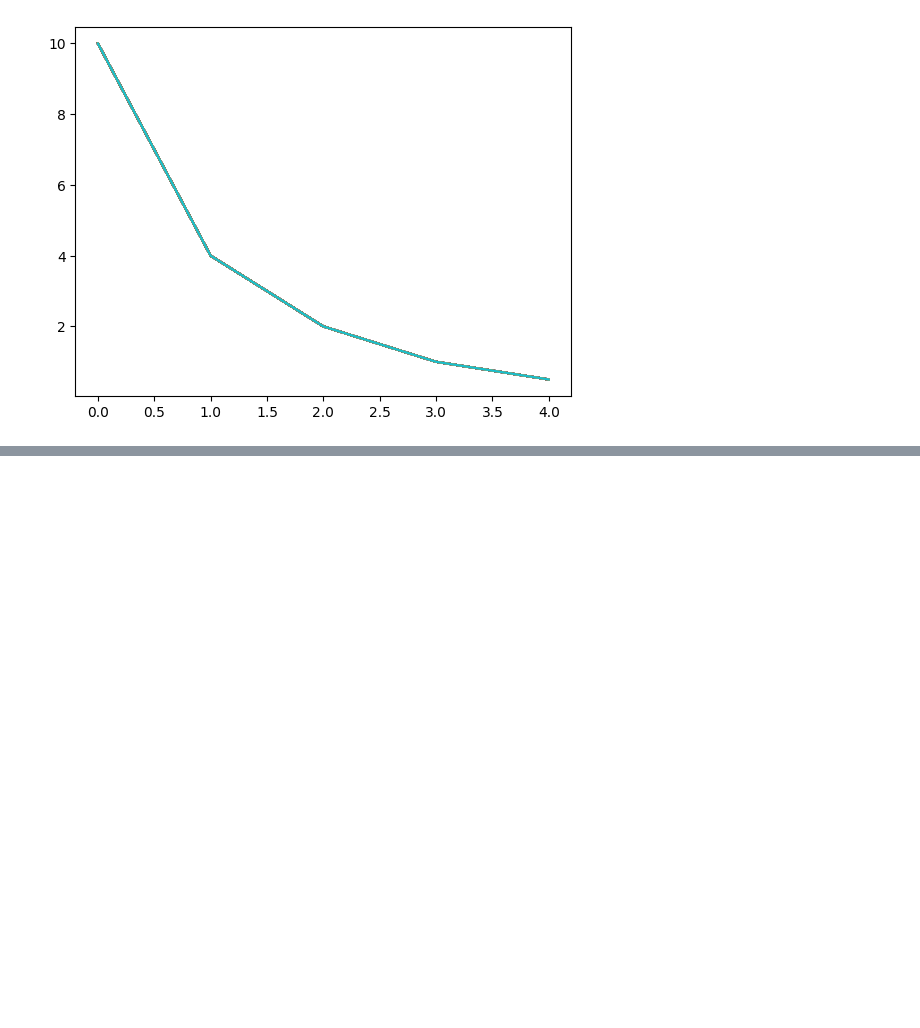
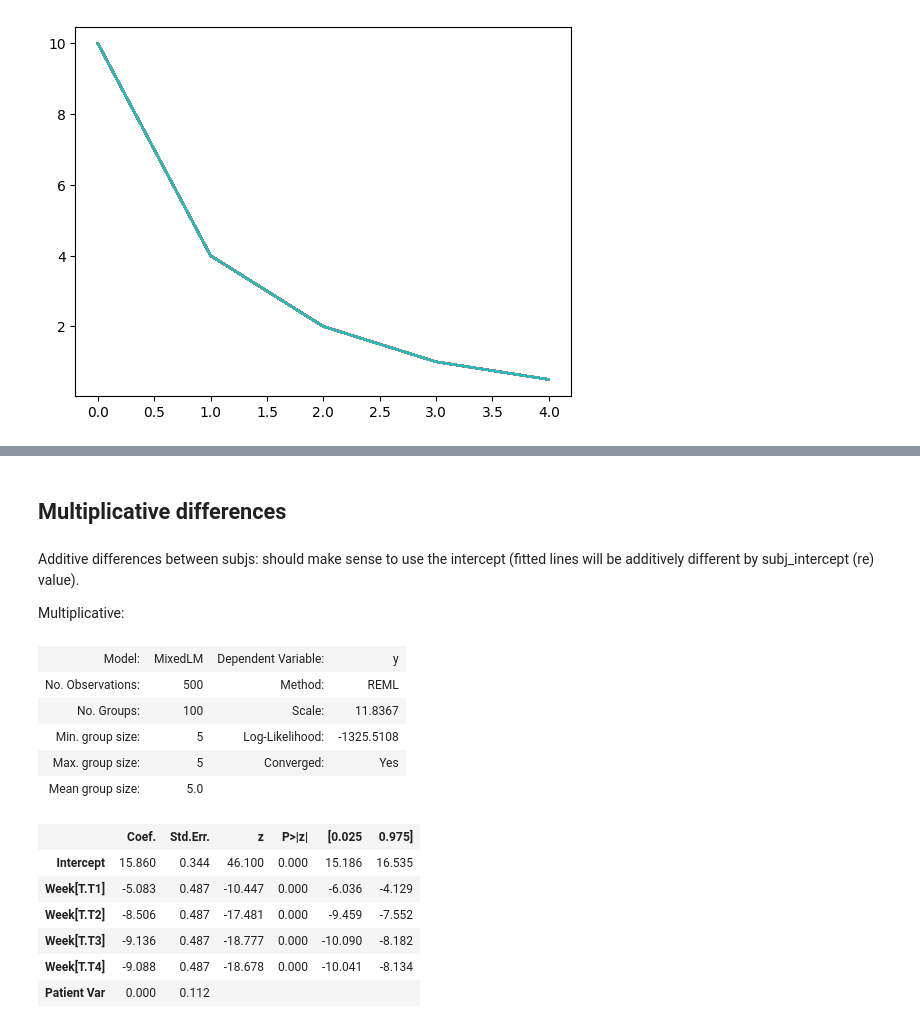
Before and after one commit to medhakp/smarts_cerebellum, a Jupyter notebook: simulations/lme.ipynb, the cells around one changed output, grey strips where cells are left out. Drawn from its saved outputs; the diff is of its cells as text; code cells hidden in the pictures; blank space fills up the shorter version.

```diff
--- a/simulations/lme.ipynb
+++ b/simulations/lme.ipynb
@@ -103,0 +107,28 @@ plt.show()
+# %% [markdown]
+## Multiplicative differences
+# %% [markdown]
+Additive differences between subjs: should make sense to use the intercept (fitted lines will be additively different by subj_intercept (re) value).
+
+Multiplicative:
+# %%
+df_mult = pd.DataFrame(data=y_mult, columns=[f'T{i}' for i in range(N_t)])
+df_mult['Patient'] = np.arange(N_p) + 100
+df_mult = pd.melt(df_mult, id_vars='Patient', value_vars=[f'T{i}' for i in range(N_t)], var_name='Week', value_name='y')
+
+model = smf.mixedlm('y ~ Week', data=df_mult, groups='Patient').fit()
+
+model.summary()
+# %% [output]
+| Model: | MixedLM | Dependent Variable: | y |
+| No. Observations: | 500 | Method: | REML |
+| No. Groups: | 100 | Scale: | 11.8367 |
+| Min. group size: | 5 | Log-Likelihood: | -1325.5108 |
+| Max. group size: | 5 | Converged: | Yes |
+| Mean group size: | 5.0 |  |  |
+|  | Coef. | Std.Err. | z | P>|z| | [0.025 | 0.975] |
+| Intercept | 15.860 | 0.344 | 46.100 | 0.000 | 15.186 | 16.535 |
+| Week[T.T1] | -5.083 | 0.487 | -10.447 | 0.000 | -6.036 | -4.129 |
+| Week[T.T2] | -8.506 | 0.487 | -17.481 | 0.000 | -9.459 | -7.552 |
+| Week[T.T3] | -9.136 | 0.487 | -18.777 | 0.000 | -10.090 | -8.182 |
+| Week[T.T4] | -9.088 | 0.487 | -18.678 | 0.000 | -10.041 | -8.134 |
+| Patient Var | 0.000 | 0.112 |  |  |  |  |
```
Also changed, not shown: parts of 10 cells of this notebook, 1 other file.
